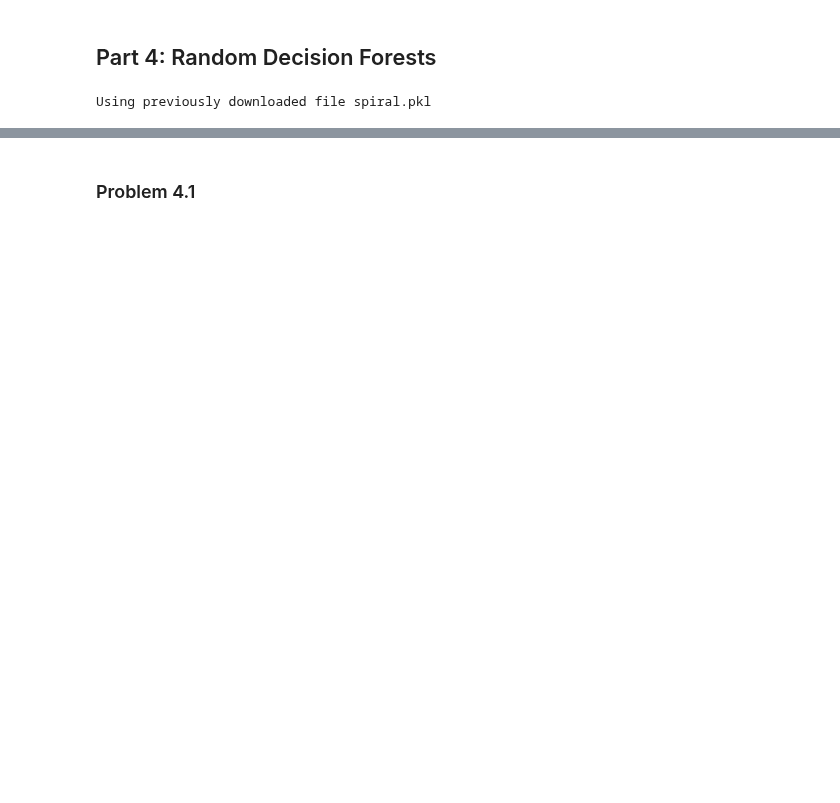
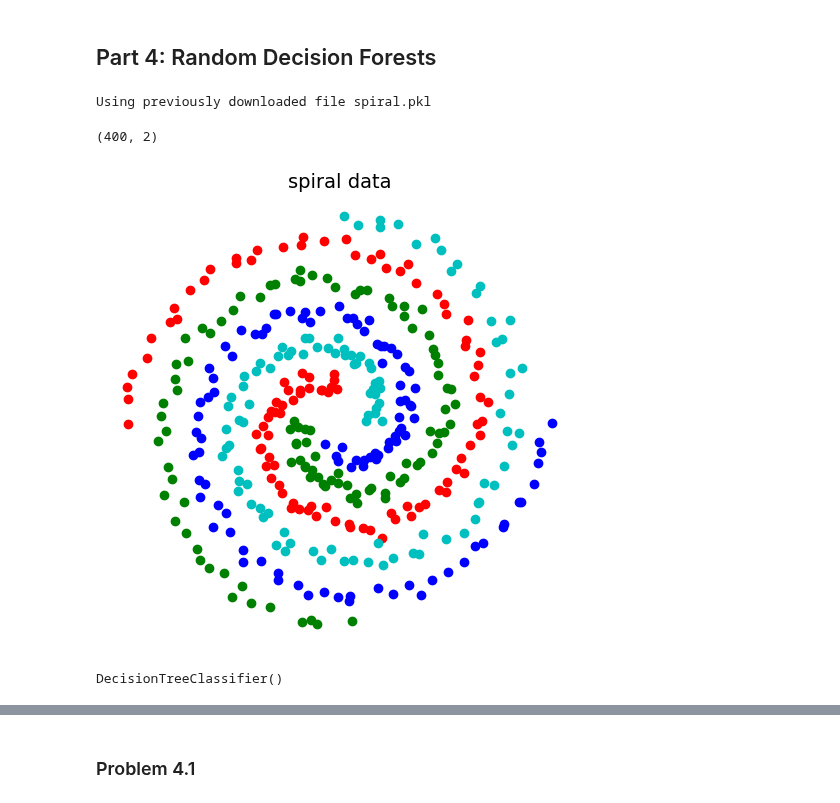
Before and after one commit to glianx/cs371, a Jupyter notebook: hw7/gordon.ipynb, the cells around one changed output, grey strips where cells are left out. Cells and saved outputs as stored; diff of their text form; code cells hidden in the pictures; blank space fills up the shorter version.

```diff
--- a/hw7/gordon.ipynb
+++ b/hw7/gordon.ipynb
@@ -195,5 +195,30 @@ with open(spiral_file, 'rb') as file:
     spiral = pickle.load(file)
 # %% [output]
 Using previously downloaded file spiral.pkl
+# %%
+tx = spiral.train.x
+ty = spiral.train.y
+
+sx = spiral.test.x
+sy = spiral.test.y
+# %% [output]
+(400, 2)
+# %%
+def draw_spiral(s):
+    font_size = 14
+    plt.figure(figsize=(5, 5), tight_layout=True)
+    for m, color in enumerate(s.labels):
+        select = s.train.y == m
+        plt.scatter(s.train.x[select, 0],
+                    s.train.x[select, 1],
+                    c=color)
+    plt.gca().set_aspect(1)
+    plt.axis('off')
+    plt.title('spiral data', fontsize=font_size)
+    plt.draw()
+
+draw_spiral(spiral)
+# %% [output]
+[figure, added]
 # %%
 from matplotlib.colors import ListedColormap
@@ -205,3 +229,8 @@ def coarse_regions(h, colors, step=0.01):
     label = h.predict(np.c_[xx.ravel(), yy.ravel()]).reshape(xx.shape)
     color_map = ListedColormap(colors)
     plt.contourf(xx, yy, label, cmap=color_map)
+# %%
+h = sklearn.tree.DecisionTreeClassifier()
+h.fit(tx,ty)
+# %% [output]
+DecisionTreeClassifier()
```
Also changed, not shown: parts of 8 cells of this notebook, 2 other files.
